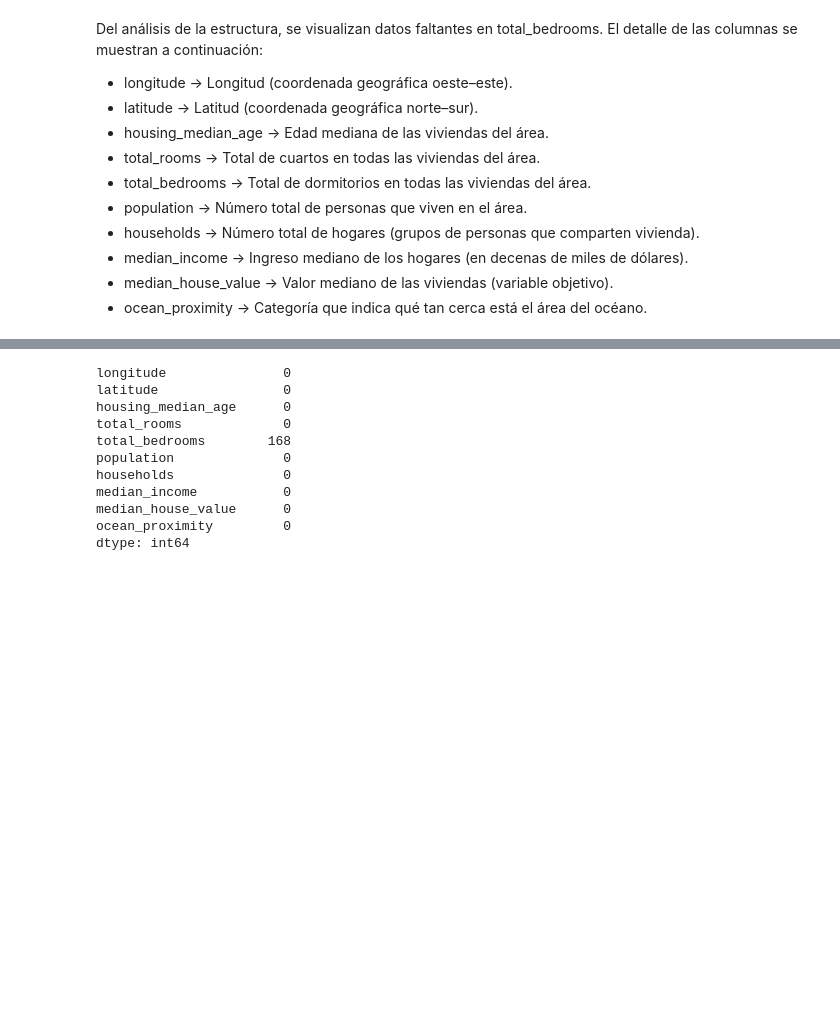
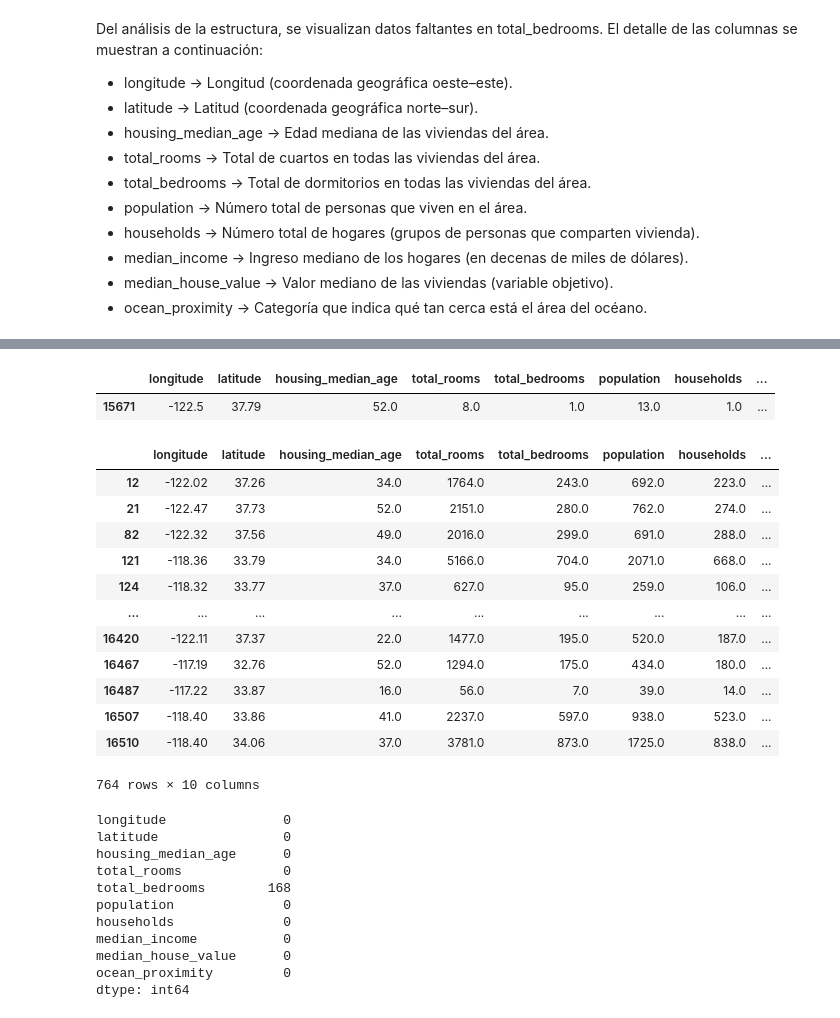
Before and after one commit to anitaharo24-code/proyecto_final_Ana_Haro, a Jupyter notebook: notebooks/01_exploracion.ipynb, the cells around one changed output, grey strips where cells are left out. Cells and saved outputs as stored; diff of their text form; code cells hidden in the pictures; blank space fills up the shorter version.

```diff
--- a/notebooks/01_exploracion.ipynb
+++ b/notebooks/01_exploracion.ipynb
@@ -82,3 +91,26 @@ df.describe()
+# %%
+# verificar los datos de households = 1
+df[df["households"] == 1]
+# %% [output]
+|  | longitude | latitude | housing_median_age | total_rooms | total_bedrooms | population | households | ... |
+| 15671 | -122.5 | 37.79 | 52.0 | 8.0 | 1.0 | 13.0 | 1.0 | ... |
+# %%
+# verificar datos de viviendas con median_house_value = 500001
+df[df["median_house_value"] == 500001]
+# %% [output]
+|  | longitude | latitude | housing_median_age | total_rooms | total_bedrooms | population | households | ... |
+| 12 | -122.02 | 37.26 | 34.0 | 1764.0 | 243.0 | 692.0 | 223.0 | ... |
+| 21 | -122.47 | 37.73 | 52.0 | 2151.0 | 280.0 | 762.0 | 274.0 | ... |
+| 82 | -122.32 | 37.56 | 49.0 | 2016.0 | 299.0 | 691.0 | 288.0 | ... |
+| 121 | -118.36 | 33.79 | 34.0 | 5166.0 | 704.0 | 2071.0 | 668.0 | ... |
+| 124 | -118.32 | 33.77 | 37.0 | 627.0 | 95.0 | 259.0 | 106.0 | ... |
+| ... | ... | ... | ... | ... | ... | ... | ... | ... |
+| 16420 | -122.11 | 37.37 | 22.0 | 1477.0 | 195.0 | 520.0 | 187.0 | ... |
+| 16467 | -117.19 | 32.76 | 52.0 | 1294.0 | 175.0 | 434.0 | 180.0 | ... |
+| 16487 | -117.22 | 33.87 | 16.0 | 56.0 | 7.0 | 39.0 | 14.0 | ... |
+| 16507 | -118.40 | 33.86 | 41.0 | 2237.0 | 597.0 | 938.0 | 523.0 | ... |
+| 16510 | -118.40 | 34.06 | 37.0 | 3781.0 | 873.0 | 1725.0 | 838.0 | ... |
+764 rows × 10 columns
 # %%
 #completitud
 df.isnull().sum()
```
Also changed, not shown: parts of 12 cells of this notebook, 1 other file.
